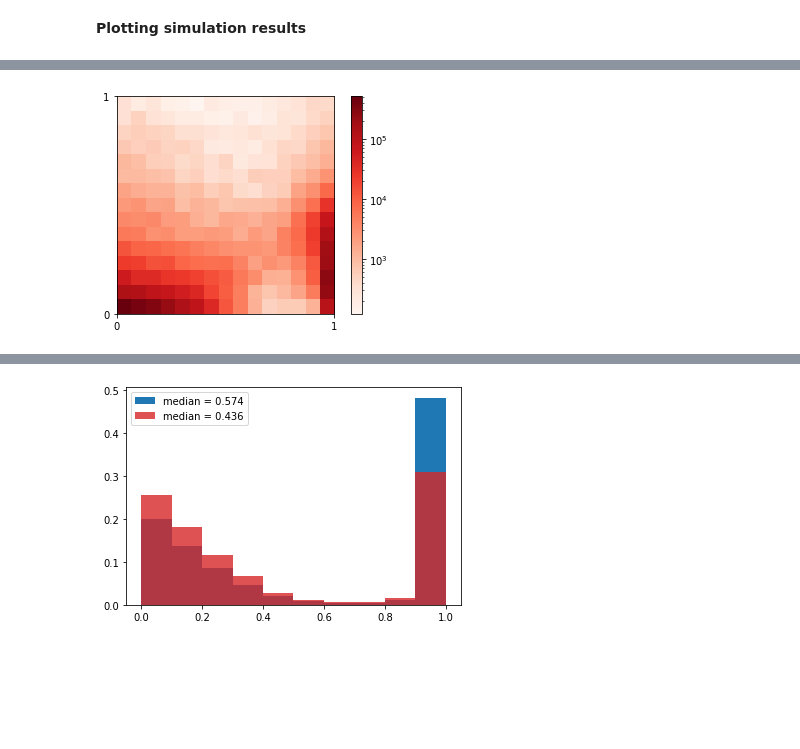
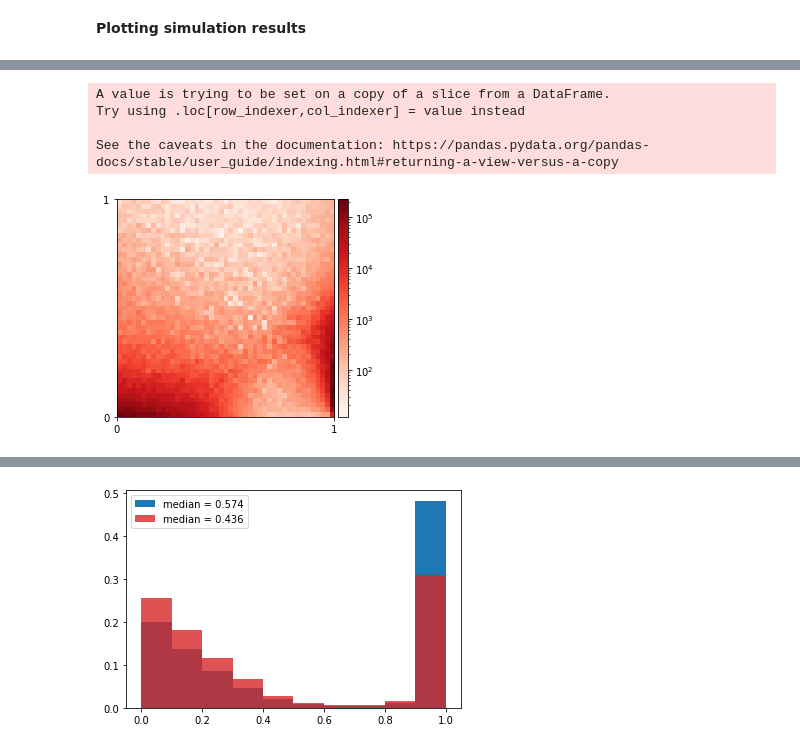
Before and after one commit to Nikoleta-v3/evolution-of-cooperation-with-limited-updating-payoff-memory, a Jupyter notebook: Numerical results.ipynb, the cells around one changed output, grey strips where cells are left out. Cells and saved outputs as stored; diff of their text form; code cells hidden in the pictures; blank space fills up the shorter version.

```diff
--- a/Numerical results.ipynb
+++ b/Numerical results.ipynb
@@ -211,5 +253,5 @@ stoch = pd.read_csv("data/stochastic_donation_payoffs.csv", header=None)
 # %%
-stoch.columns = columns
+stoch.columns = in_columns
 # %%
 stoch.describe()
 # %% [output]
@@ -227,16 +267,41 @@ x, y = evol_dynamics.numerical._reshape_data(stoch)
+# %%
+stoch = stoch.drop_duplicates()
+# %%
+frequencies = []
+previous = 0
+for value in stoch['t'][1:]:
+    frequencies.append(value - previous)
+    previous = value
+frequencies.append(10 ** 7 - previous)
+
+stoch['frequencies'] = frequencies
+# %% [output]
+A value is trying to be set on a copy of a slice from a DataFrame.
+Try using .loc[row_indexer,col_indexer] = value instead
+
+See the caveats in the documentation: https://pandas.pydata.org/pandas-docs/stable/user_guide/indexing.html#returning-a-view-versus-a-copy
+# %%
+ps_stoch, qs_stoch = [], []
+for p, q, v in zip(stoch["p"], stoch["q"], stoch["frequencies"]):
+    for _ in range(int(v)):
+        ps_stoch.append(p)
+        qs_stoch.append(q)
 # %%
-cmap = matplotlib.cm.get_cmap("Reds")
+fig, axes = plt.subplots()
 
-heatmap, xedges, yedges = np.histogram2d(x, y, bins=15)
+heatmap, xedges, yedges = np.histogram2d(ps_stoch, qs_stoch, bins=45)
+
 extent = [xedges[0], xedges[-1], yedges[0], yedges[-1]]
 
-plt.clf()
-plt.imshow(heatmap.T, extent=extent, cmap=cmap, origin="lower", norm=colors.LogNorm(vmin=heatmap.min(),
+im = axes.imshow(heatmap.T, extent=extent, origin="lower", cmap=matplotlib.cm.get_cmap("Reds"),
+                 norm=colors.LogNorm(vmin=heatmap.min(),
                                                                                     vmax=heatmap.max()))
 
-plt.colorbar()
-plt.xticks(np.linspace(0, 1, 2))
-plt.yticks(np.linspace(0, 1, 2))
-plt.show()
+divider = make_axes_locatable(axes)
+cax = divider.append_axes('right', size='5%', pad=0.05)
+fig.colorbar(im, cax=cax, orientation='vertical')
+
+axes.set_xticks(np.linspace(0, 1, 2))
+axes.set_yticks(np.linspace(0, 1, 2));
 # %% [output]
-[figure, old version]
+[figure, new version]
```
Also changed, not shown: parts of 31 cells of this notebook, 6 other files.
